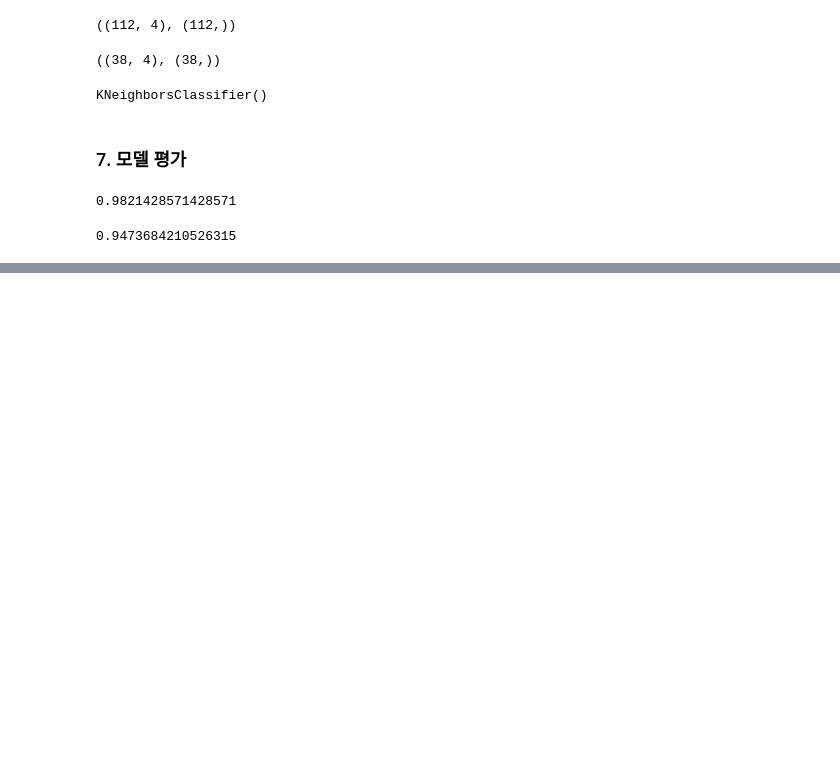
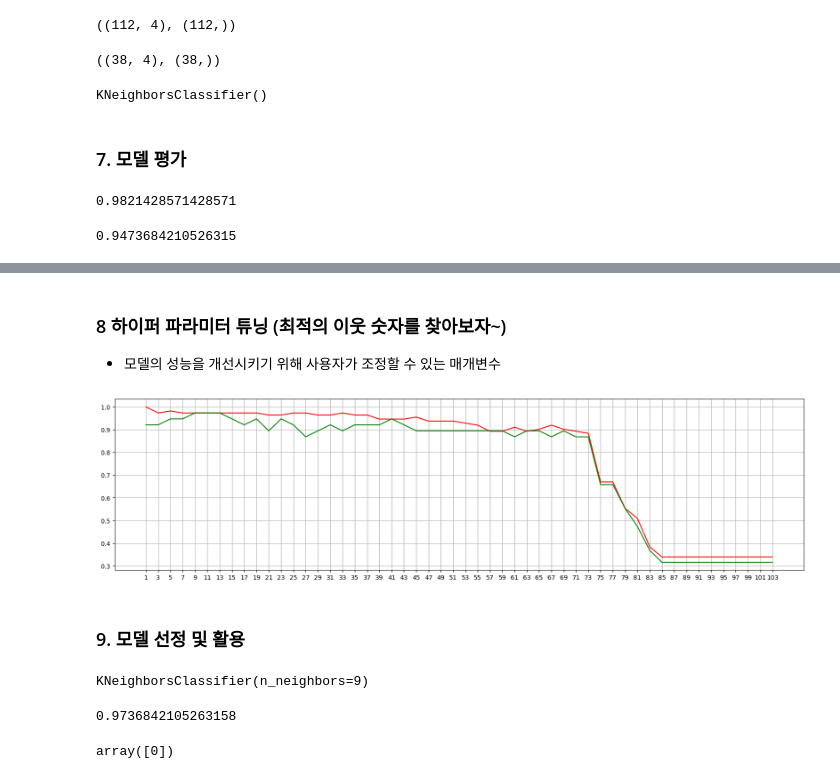
Before and after one commit to likemilktea/GjAiSchool, a Jupyter notebook: 08.머신러닝/ex03_iris데이터 실습.ipynb, the cells around one changed output, grey strips where cells are left out. Cells and saved outputs as stored; diff of their text form; code cells hidden in the pictures; blank space fills up the shorter version.

```diff
--- a/08.머신러닝/ex03_iris데이터 실습.ipynb
+++ b/08.머신러닝/ex03_iris데이터 실습.ipynb
@@ -220,0 +248,46 @@ model.score(X_test,y_test)
+# %% [markdown]
+### 8 하이퍼 파라미터 튜닝 (최적의 이웃 숫자를 찾아보자~)
+- 모델의 성능을 개선시키기 위해 사용자가 조정할 수 있는 매개변수
+# %%
+model = KNeighborsClassifier(n_neighbors=3)
+# %%
+train_list=[]
+test_list=[]
+
+for k in range(1,105,2):
+    model = KNeighborsClassifier(n_neighbors=k)
+    model.fit(X_train,y_train)
+
+    train_score = model.score(X_train,y_train)
+
+    test_score = model.score(X_test,y_test)
+
+    train_list.append(train_score)
+    test_list.append(test_score)
+# %%
+# 그래프로 결과 확인!
+plt.figure(figsize=(20,5))
+plt.plot(range(1,105,2),train_list,c='red')
+plt.plot(range(1,105,2),test_list,c='green')
+plt.xticks(range(1,105,2))
+plt.grid()
+plt.show()
+# 이웃의 수가 7~13 정도일 때가 일반화 되는 최적의 지점이라 판단!
+# %% [output]
+[figure, added]
+# %% [markdown]
+### 9. 모델 선정 및 활용
+# %%
+final_model = KNeighborsClassifier(n_neighbors=9)
+final_model.fit(X_train,y_train)
+# %% [output]
+KNeighborsClassifier(n_neighbors=9)
+# %%
+final_pre = final_model.score(X_test,y_test)
+final_pre
+# %% [output]
+0.9736842105263158
+# %%
+final_pre = final_model.predict([[5.1,3.5,1.4,0.2]])final_pre =
+# %% [output]
+array([0])
```
Also changed, not shown: parts of 7 cells of this notebook, 2 other files.
